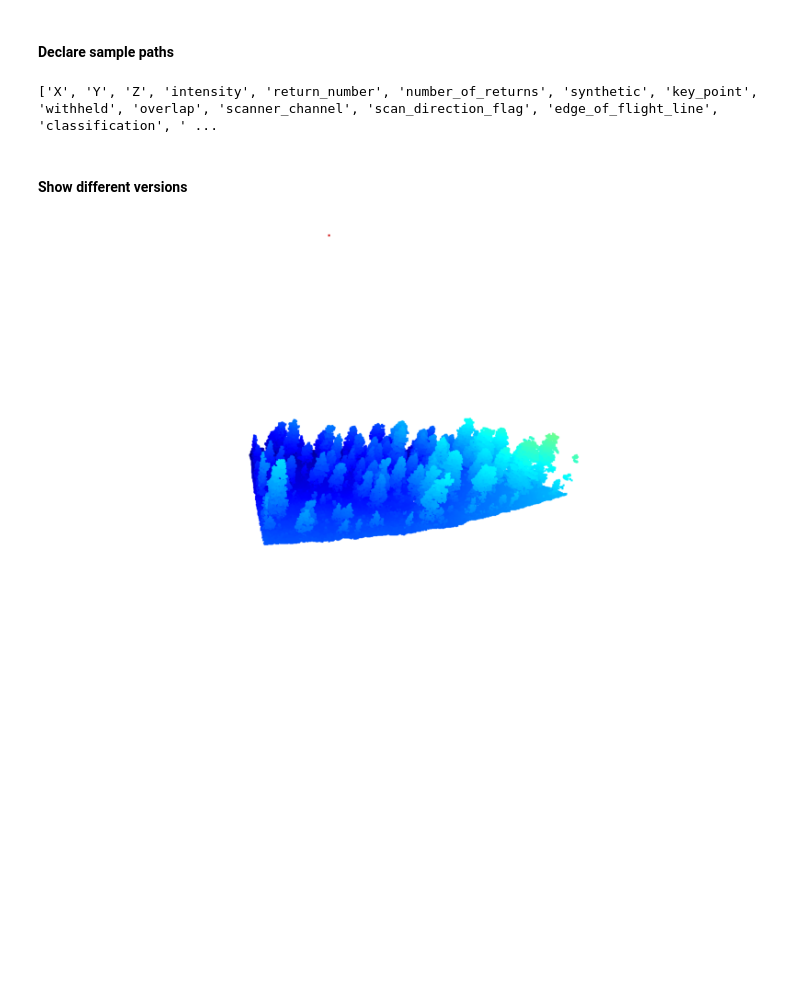
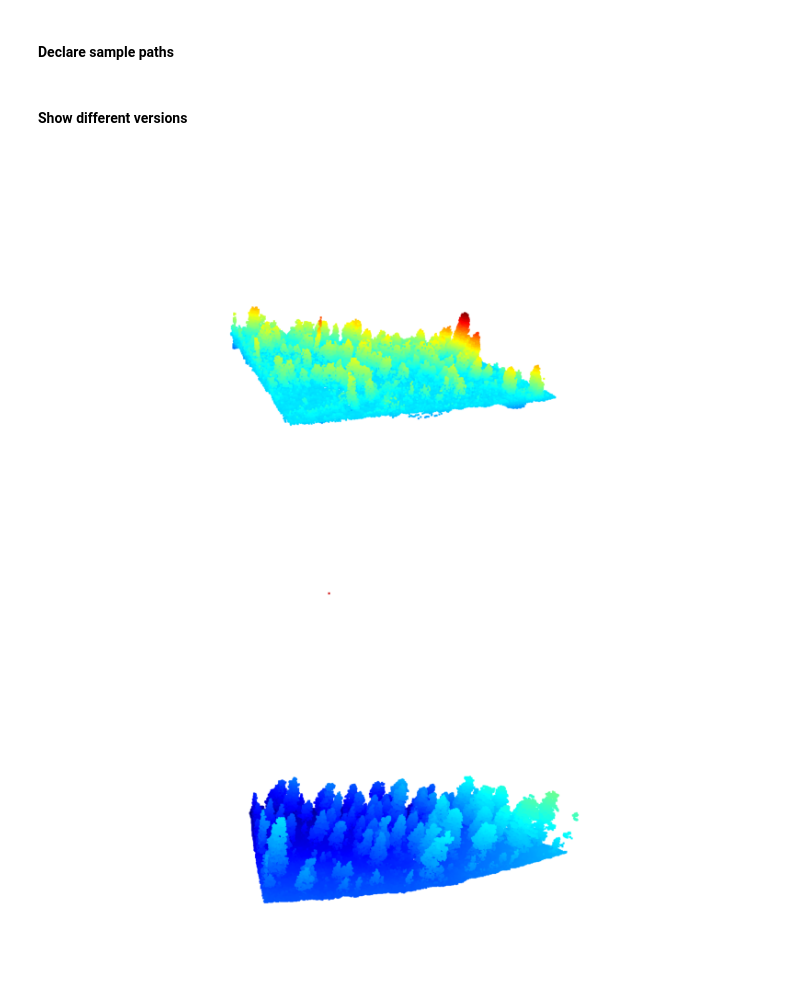
Before and after one commit to destoswa/PDM, a Jupyter notebook: notebooks/1_read_3d_pointclouds.ipynb, the cells around one changed output. Drawn from its saved outputs; the diff is of its cells as text; code cells hidden in the pictures; blank space fills up the shorter version.

Commit message:
flatten tiles + how_to_train_segmentanytree

```diff
--- a/notebooks/1_read_3d_pointclouds.ipynb
+++ b/notebooks/1_read_3d_pointclouds.ipynb
@@ -152,13 +154,16 @@ def visualize_laz_base(file_path, segmented = False):
 # %% [markdown]
 #### Declare sample paths
 # %%
-src_test_file = "../data/testing_samples/split_0332.laz"
+# src_test_file = "../data/testing_samples/split_0332.laz"
+src_test_file = r"..\data\flattening_testing\color_grp_full_tile_633_flatten_1m.laz"
+# src_test_file = r"D:\PDM_repo\FORinstance_dataset\SCION\plot_39_annotated.las"
 # src_test_file = "../data/split_testing/tiles/color_grp_full_tile_32.laz"
 # src_test_file_segmented = "../data/testing_samples/split_0332_out.laz"
 src_test_file_segmented = r"..\data\split_testing\gt\final_gt\color_grp_full_tile_128_out_gt.laz"
-file = laspy.read(src_test_file_segmented)
-print(list(file.point_format.dimension_names))
+# file = laspy.read(src_test_file)
+# print(list(file.point_format.dimension_names))
+# # print(len(list(file.classification)))
+# for val in set(file.treeID):
+#     print(val)
-# %% [output]
-['X', 'Y', 'Z', 'intensity', 'return_number', 'number_of_returns', 'synthetic', 'key_point', 'withheld', 'overlap', 'scanner_channel', 'scan_direction_flag', 'edge_of_flight_line', 'classification', ' ...
 # %% [markdown]
 #### Show different versions
@@ -169,3 +170,21 @@ visualize_laz(src_test_file, mode='normal', display_mode='3d', image_dest_src=No
+# %%
+# Visualize original file
+src_out_image = src_test_file.split('.laz')[0] + '_original.png'
+matrix = [
+    [ 9.26545534e-01,  3.74424345e-01, -3.63288108e-02, -2.54248968e+06],
+    [ 1.92236310e-01, -5.54279499e-01, -8.09826795e-01,  3.01249829e+06],
+    [-3.23355183e-01,  7.43357684e-01, -5.85543149e-01, -4.00801631e+06],
+    [ 0.00000000e+00,  0.00000000e+00,  0.00000000e+00,  1.00000000e+00]
+]
+matrix = [
+    [0.799004256, -0.562297342, 0.213105367, -1437610.28],
+    [0.0222251102, -0.326535956, -0.944923443, 301431.209],
+    [0.600914505, 0.759734144, -0.248406498, -2379796.27],
+    [0.0, 0.0, 0.0, 1.0]
+]
+visualize_laz(src_test_file, mode='normal', display_mode='image', extrinsic=matrix, image_dest_src=None)
+# %% [output]
+[figure, added]
 # %%
 # Visualize original file with preset camera pos
 # declare camera state matrices and apply them
```
Also changed, not shown: parts of 6 cells of this notebook, 2 other files.
